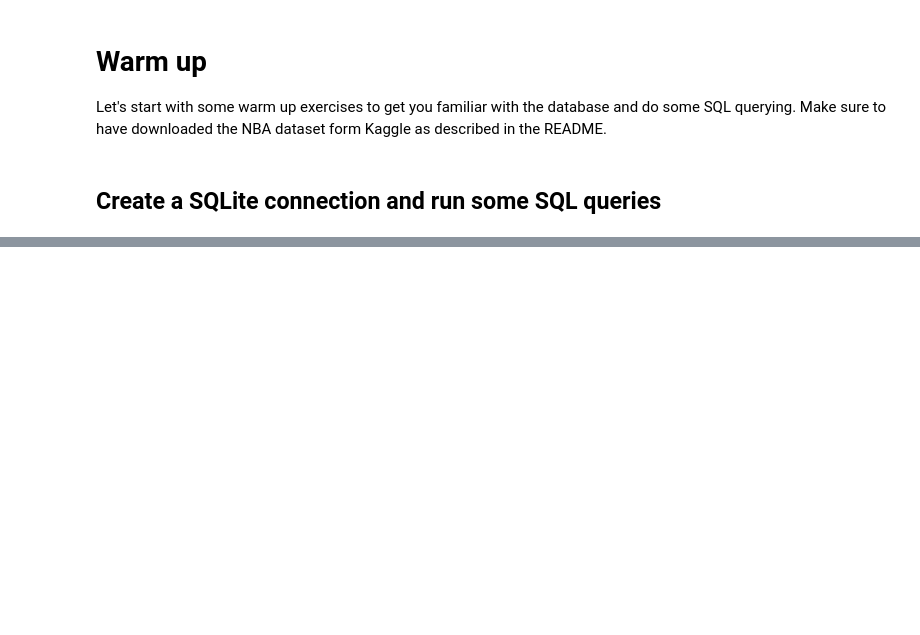
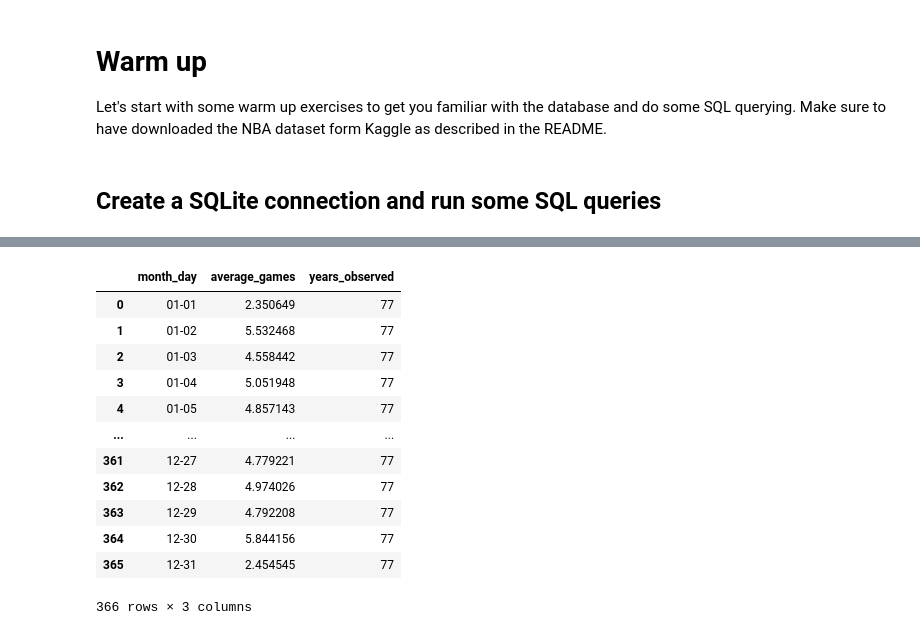
Before and after one commit to daf58-435/d100_ps2, a Jupyter notebook: ex3/warm_up.ipynb, the cells around one changed output, grey strips where cells are left out. Drawn from its saved outputs; the diff is of its cells as text; code cells hidden in the pictures; blank space fills up the shorter version.

```diff
--- a/ex3/warm_up.ipynb
+++ b/ex3/warm_up.ipynb
@@ -61,0 +244,48 @@ print(pd.read_sql(query, con))
+# %%
+# Average games on every month-day, including zero-game days.
+query = """
+WITH RECURSIVE
+date_bounds AS (
+    SELECT MIN(DATE(game_date)) AS first_day,
+           MAX(DATE(game_date)) AS last_day
+    FROM game
+),
+calendar(game_day) AS (
+    SELECT first_day FROM date_bounds WHERE first_day IS NOT NULL
+    UNION ALL
+    SELECT DATE(game_day, '+1 day')
+    FROM calendar, date_bounds
+    WHERE game_day < last_day
+),
+daily_counts AS (
+    SELECT
+        DATE(game_date) AS game_day,
+        COUNT(DISTINCT game_id) AS number_of_games
+    FROM game
+    WHERE game_date IS NOT NULL
+    GROUP BY DATE(game_date)
+)
+SELECT
+    STRFTIME('%m-%d', calendar.game_day) AS month_day,
+    AVG(COALESCE(daily_counts.number_of_games, 0)) AS average_games,
+    COUNT(*) AS years_observed
+FROM calendar
+LEFT JOIN daily_counts ON calendar.game_day = daily_counts.game_day
+GROUP BY month_day
+ORDER BY month_day
+"""
+pd.read_sql(query, con)
+# %% [output]
+|  | month_day | average_games | years_observed |
+| 0 | 01-01 | 2.350649 | 77 |
+| 1 | 01-02 | 5.532468 | 77 |
+| 2 | 01-03 | 4.558442 | 77 |
+| 3 | 01-04 | 5.051948 | 77 |
+| 4 | 01-05 | 4.857143 | 77 |
+| ... | ... | ... | ... |
+| 361 | 12-27 | 4.779221 | 77 |
+| 362 | 12-28 | 4.974026 | 77 |
+| 363 | 12-29 | 4.792208 | 77 |
+| 364 | 12-30 | 5.844156 | 77 |
+| 365 | 12-31 | 2.454545 | 77 |
+366 rows × 3 columns
```
Also changed, not shown: parts of 12 cells of this notebook, 3 other files.
